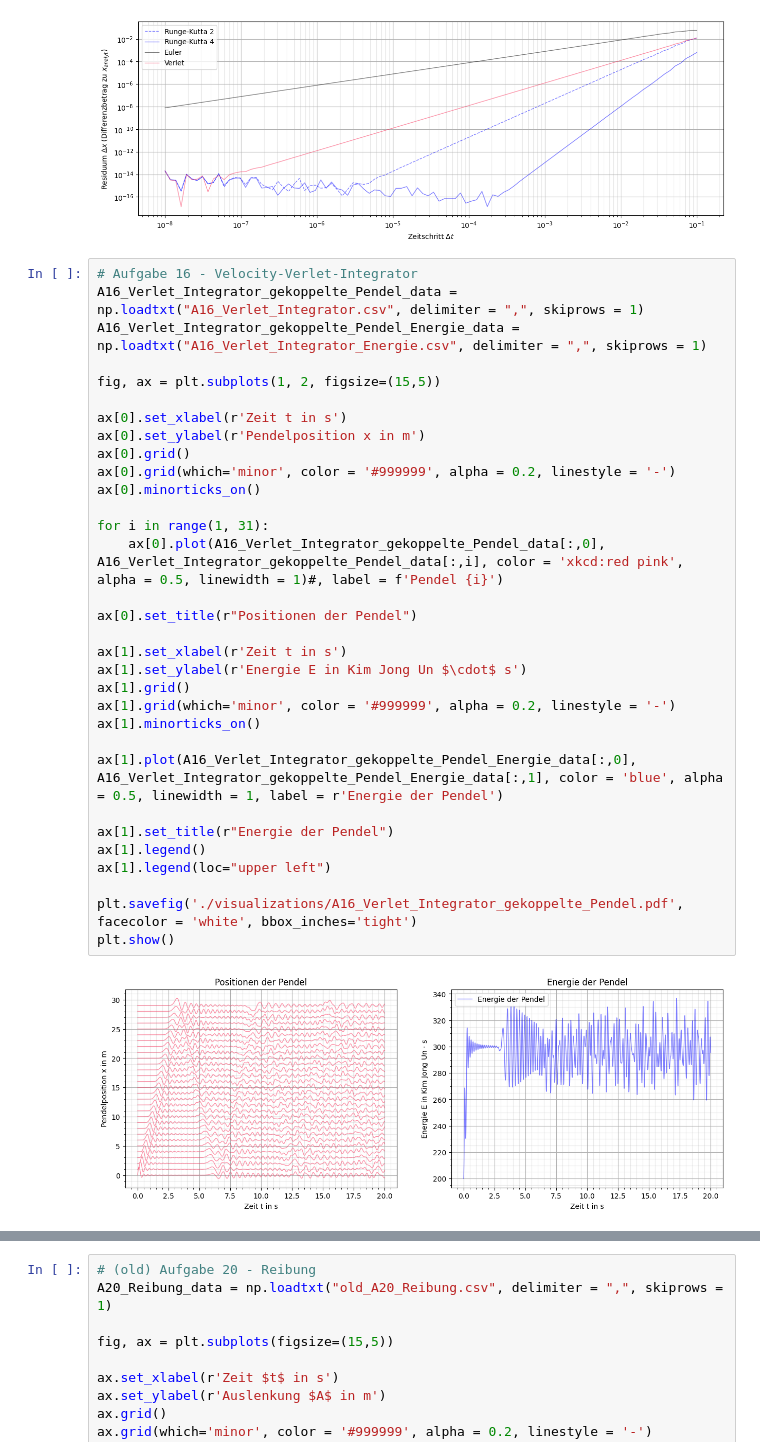
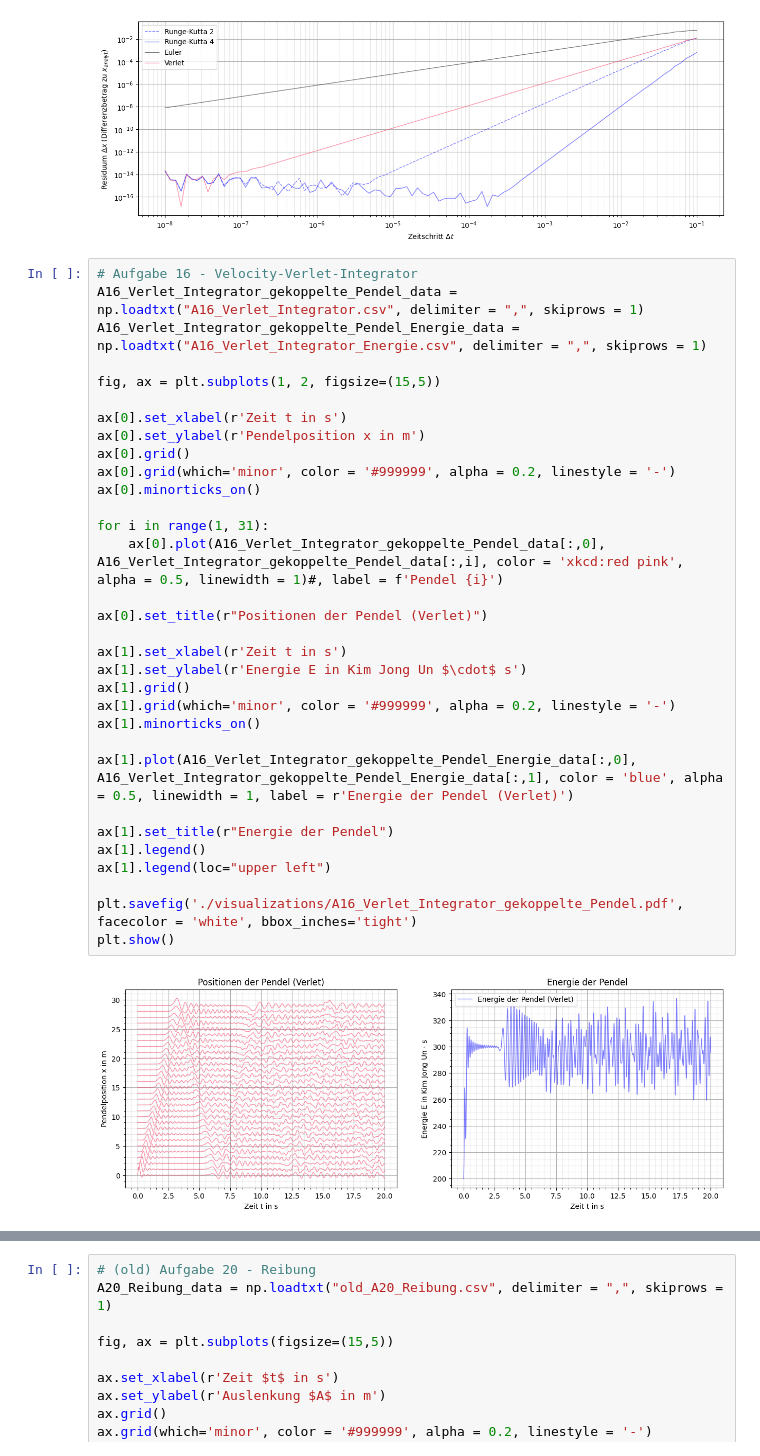
Before and after one commit to CVC97/CWR-2023-FFA, a Jupyter notebook: data/data_visualization.ipynb, the cells around one changed output, grey strips where cells are left out. Saved outputs shown, nothing was run; the diff lists cells and outputs as text.

```diff
--- a/data/data_visualization.ipynb
+++ b/data/data_visualization.ipynb
@@ -416,36 +416,36 @@ plt.show()
 # Aufgabe 16 - Velocity-Verlet-Integrator
 A16_Verlet_Integrator_gekoppelte_Pendel_data = np.loadtxt("A16_Verlet_Integrator.csv", delimiter = ",", skiprows = 1)
 A16_Verlet_Integrator_gekoppelte_Pendel_Energie_data = np.loadtxt("A16_Verlet_Integrator_Energie.csv", delimiter = ",", skiprows = 1)
 
 fig, ax = plt.subplots(1, 2, figsize=(15,5))
 
 ax[0].set_xlabel(r'Zeit t in s')
 ax[0].set_ylabel(r'Pendelposition x in m')
 ax[0].grid()
 ax[0].grid(which='minor', color = '#999999', alpha = 0.2, linestyle = '-')
 ax[0].minorticks_on()
 
 for i in range(1, 31):
     ax[0].plot(A16_Verlet_Integrator_gekoppelte_Pendel_data[:,0], A16_Verlet_Integrator_gekoppelte_Pendel_data[:,i], color = 'xkcd:red pink', alpha = 0.5, linewidth = 1)#, label = f'Pendel {i}')
 
-ax[0].set_title(r"Positionen der Pendel")
+ax[0].set_title(r"Positionen der Pendel (Verlet)")
 
 ax[1].set_xlabel(r'Zeit t in s')
 ax[1].set_ylabel(r'Energie E in Kim Jong Un $\cdot$ s')
 ax[1].grid()
 ax[1].grid(which='minor', color = '#999999', alpha = 0.2, linestyle = '-')
 ax[1].minorticks_on()
 
-ax[1].plot(A16_Verlet_Integrator_gekoppelte_Pendel_Energie_data[:,0], A16_Verlet_Integrator_gekoppelte_Pendel_Energie_data[:,1], color = 'blue', alpha = 0.5, linewidth = 1, label = r'Energie der Pendel')
+ax[1].plot(A16_Verlet_Integrator_gekoppelte_Pendel_Energie_data[:,0], A16_Verlet_Integrator_gekoppelte_Pendel_Energie_data[:,1], color = 'blue', alpha = 0.5, linewidth = 1, label = r'Energie der Pendel (Verlet)')
 
 ax[1].set_title(r"Energie der Pendel")
 ax[1].legend()
 ax[1].legend(loc="upper left")
 
 plt.savefig('./visualizations/A16_Verlet_Integrator_gekoppelte_Pendel.pdf', facecolor = 'white', bbox_inches='tight')
 plt.show()
 # %% [output]
-[figure, old version]
+[figure, new version]
 # %%
 # Aufgabe 17 - Drei-Körper-Problem
 A17_Three_Body_2D_data = np.loadtxt("A17_ThreeBody_2D.csv", delimiter = ",", skiprows = 1)
```
Also changed, not shown: parts of 2 cells of this notebook, 3 other files.
